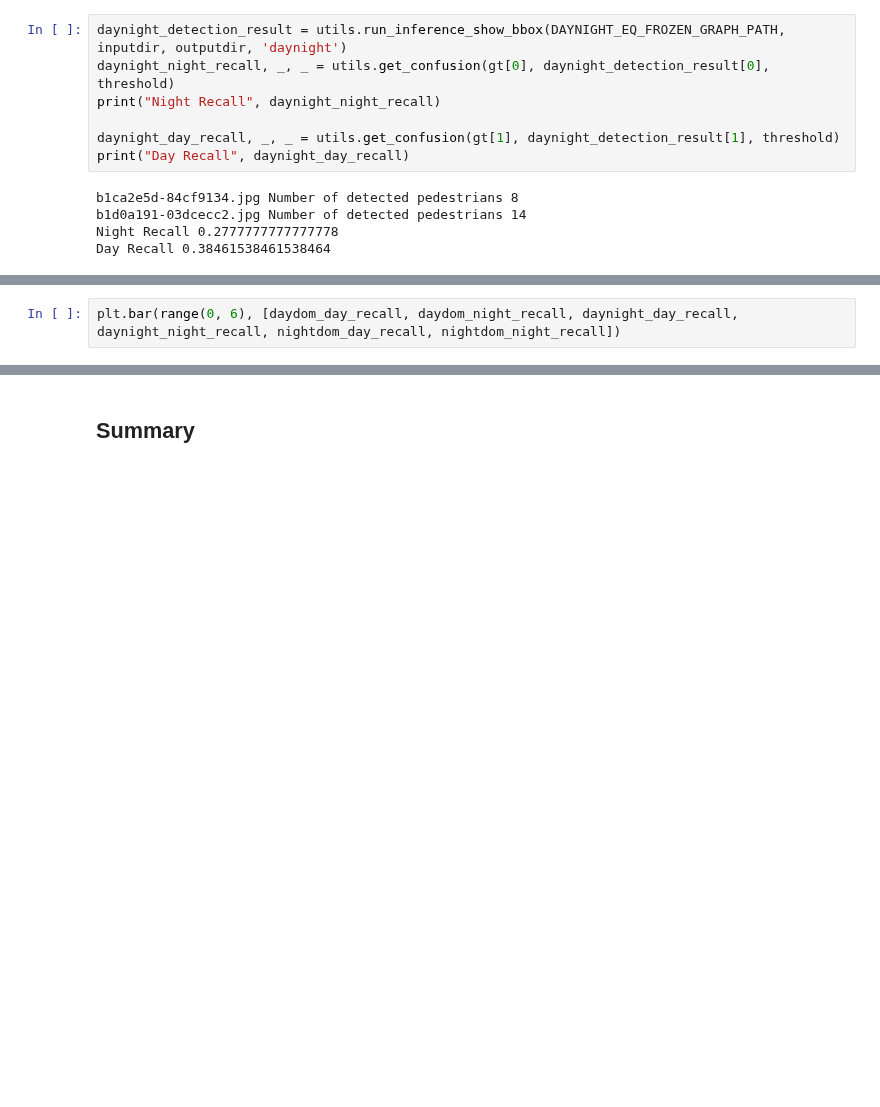
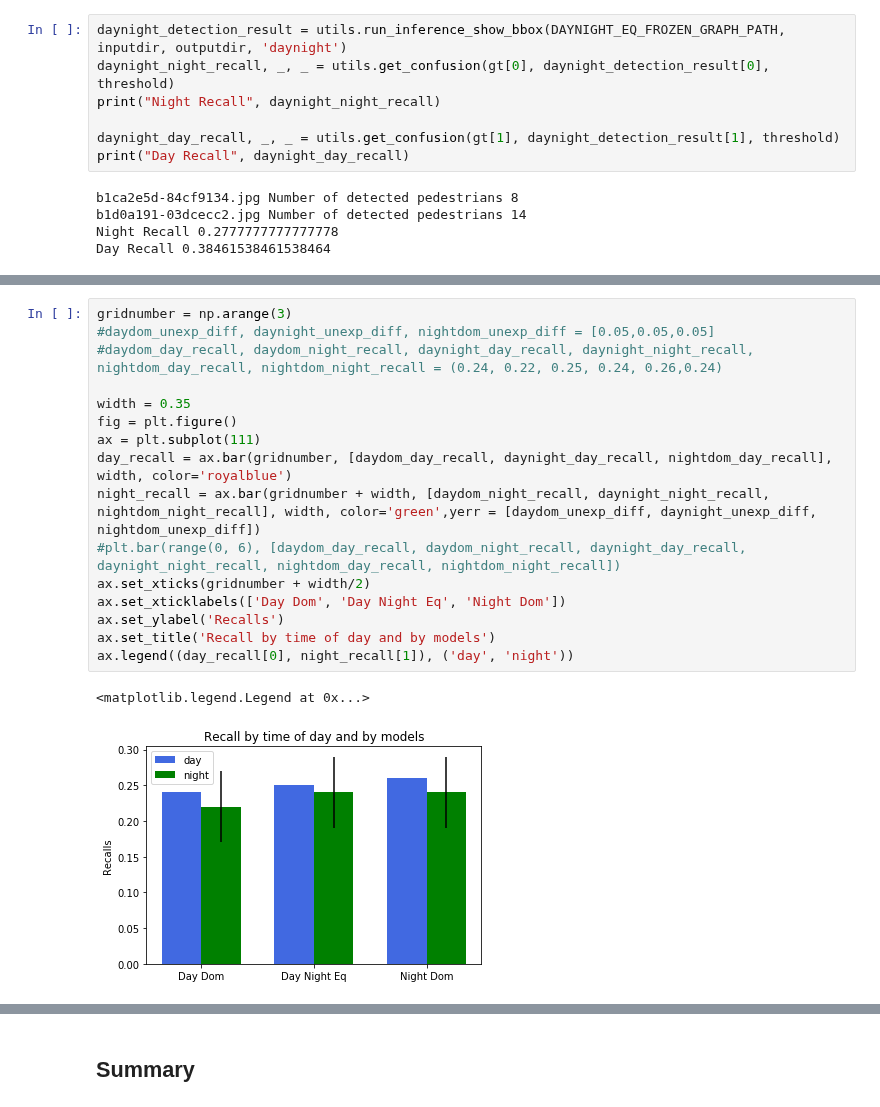
Before and after one commit to noya/strata-bias-demo, a Jupyter notebook: Bias_Detection.ipynb, the cells around one changed output, grey strips where cells are left out. Drawn from its saved outputs; the diff is of its cells as text; blank space fills up the shorter version.

Commit message:
add plots

```diff
--- a/Bias_Detection.ipynb
+++ b/Bias_Detection.ipynb
@@ -308,5 +303,22 @@ print("Unexplained Difference", daynight_unexp_diff)
 # %% [output]
 Mean difference 0.2777777777777778
 Unexplained Difference 0.11373626373626375
-# %%
-plt.bar(range(0, 6), [daydom_day_recall, daydom_night_recall, daynight_day_recall, daynight_night_recall, nightdom_day_recall, nightdom_night_recall])
+# %%
+gridnumber = np.arange(3)
+#daydom_unexp_diff, daynight_unexp_diff, nightdom_unexp_diff = [0.05,0.05,0.05]
+#daydom_day_recall, daydom_night_recall, daynight_day_recall, daynight_night_recall, nightdom_day_recall, nightdom_night_recall = (0.24, 0.22, 0.25, 0.24, 0.26,0.24)
+
+width = 0.35
+fig = plt.figure()
+ax = plt.subplot(111)
+day_recall = ax.bar(gridnumber, [daydom_day_recall, daynight_day_recall, nightdom_day_recall], width, color='royalblue')
+night_recall = ax.bar(gridnumber + width, [daydom_night_recall, daynight_night_recall, nightdom_night_recall], width, color='green',yerr = [daydom_unexp_diff, daynight_unexp_diff, nightdom_unexp_diff])
+#plt.bar(range(0, 6), [daydom_day_recall, daydom_night_recall, daynight_day_recall, daynight_night_recall, nightdom_day_recall, nightdom_night_recall])
+ax.set_xticks(gridnumber + width/2)
+ax.set_xticklabels(['Day Dom', 'Day Night Eq', 'Night Dom'])
+ax.set_ylabel('Recalls')
+ax.set_title('Recall by time of day and by models')
+ax.legend((day_recall[0], night_recall[1]), ('day', 'night'))
+# %% [output]
+<matplotlib.legend.Legend at 0x...>
+[figure, added]
```
Also changed, not shown: parts of 7 cells of this notebook.
